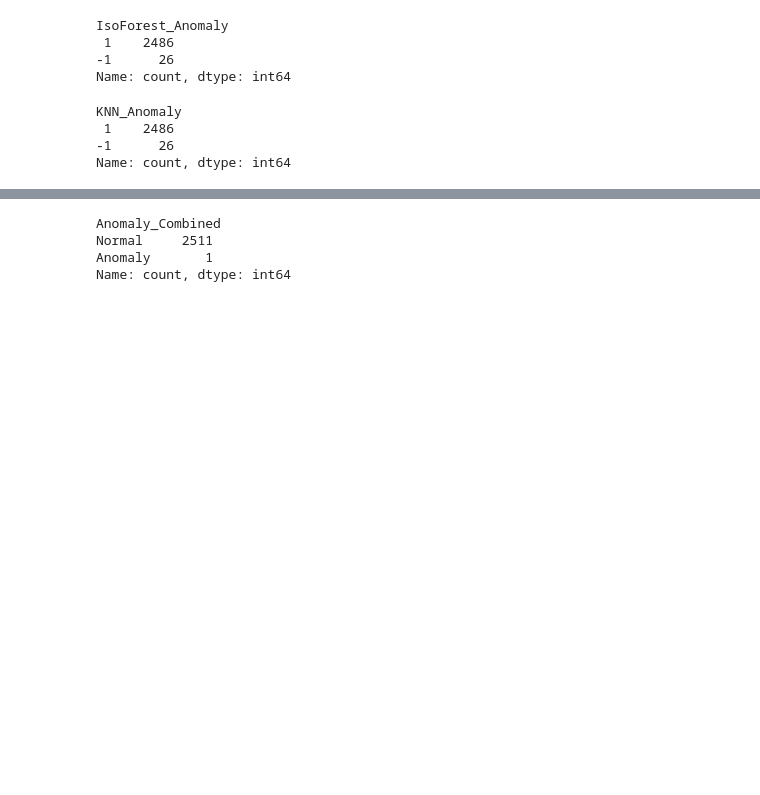
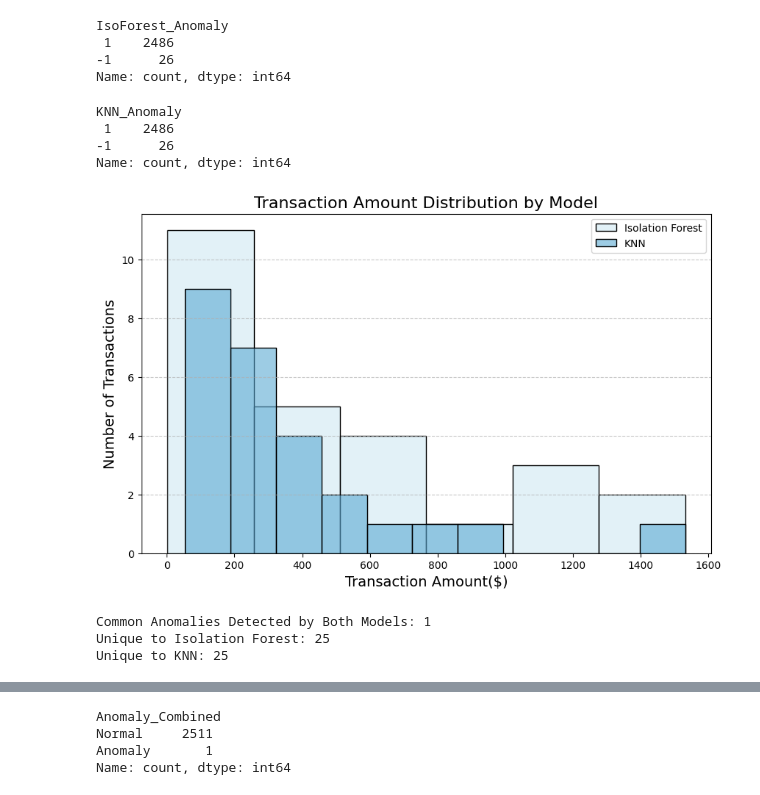
Before and after one commit to briannemcgrath/PFDA, a Jupyter notebook: project/project.ipynb, the cells around one changed output, grey strips where cells are left out. Saved outputs shown, nothing was run; the diff lists cells and outputs as text; code cells hidden in the pictures; blank space fills up the shorter version.

```diff
--- a/project/project.ipynb
+++ b/project/project.ipynb
@@ -578,3 +578,29 @@ KNN_Anomaly
  1    2486
 -1      26
 Name: count, dtype: int64
+# %%
+plt.figure(figsize=(10,6))
+sns.histplot(isolation_anomalies['TransactionAmount'], color='#cfe8f3', label='Isolation Forest', alpha=0.6)
+sns.histplot(knn_anomalies['TransactionAmount'], color='#5caad3', label='KNN', alpha=0.6)
+plt.grid(axis='y', linestyle='--', alpha=0.7)
+plt.title('Transaction Amount Distribution by Model', fontsize=16)
+plt.xlabel('Transaction Amount($)', fontsize=14)
+plt.ylabel('Number of Transactions', fontsize=14)
+plt.legend()
+plt.show()
+# %% [output]
+[figure, added]
+# %%
+# intersection of anomalies
+common_anomalies = isolation_anomalies.merge(knn_anomalies, on='TransactionID', how='inner')
+print("Common Anomalies Detected by Both Models:", len(common_anomalies))
+
+# unique anomalies
+unique_to_isolation = isolation_anomalies[~isolation_anomalies['TransactionID'].isin(knn_anomalies['TransactionID'])]
+unique_to_knn = knn_anomalies[~knn_anomalies['TransactionID'].isin(isolation_anomalies['TransactionID'])]
+print("Unique to Isolation Forest:", len(unique_to_isolation))
+print("Unique to KNN:", len(unique_to_knn))
+# %% [output]
+Common Anomalies Detected by Both Models: 1
+Unique to Isolation Forest: 25
+Unique to KNN: 25
```
Also changed, not shown: parts of 5 cells of this notebook.
